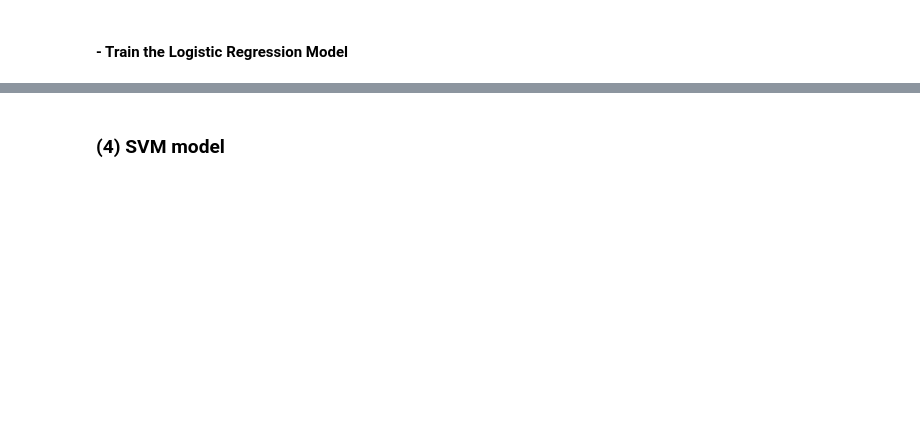
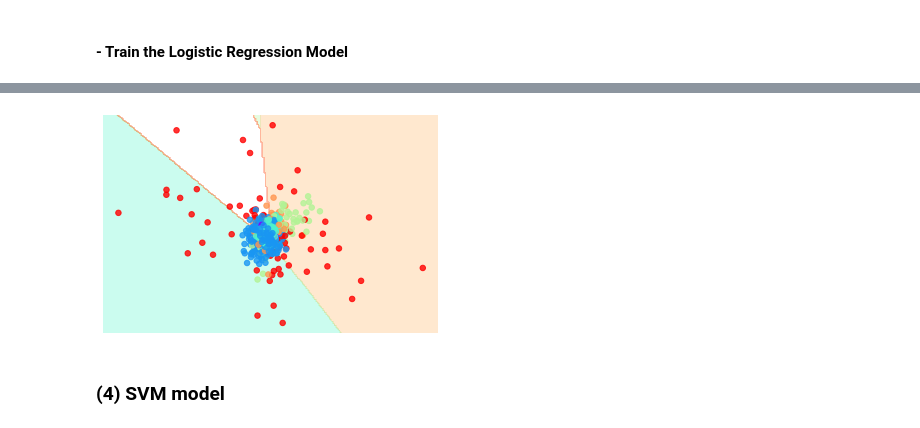
Before and after one commit to xzhangmiles/CS6140_SP_2022_Project_Human_Activity_Recognition, a Jupyter notebook: CS6140_Term_Project_Group_13_Human_Activity_Recognition.ipynb, the cells around one changed output, grey strips where cells are left out. Cells and saved outputs as stored; diff of their text form; code cells hidden in the pictures; blank space fills up the shorter version.

Commit message:
Add Logistic Regression model hyperparameter tuning and training

```diff
--- a/CS6140_Term_Project_Group_13_Human_Activity_Recognition.ipynb
+++ b/CS6140_Term_Project_Group_13_Human_Activity_Recognition.ipynb
@@ -226,3 +251,7 @@ print(classification_report(y_test, test_y_predict, target_names=target_names))
+# %%
+visualize_classifier(lr_clf, X_train, y_train, )
+# %% [output]
+[figure, added]
 # %% [markdown]
 ### (4) SVM model
 # %%
```
Also changed, not shown: parts of 5 cells of this notebook.
